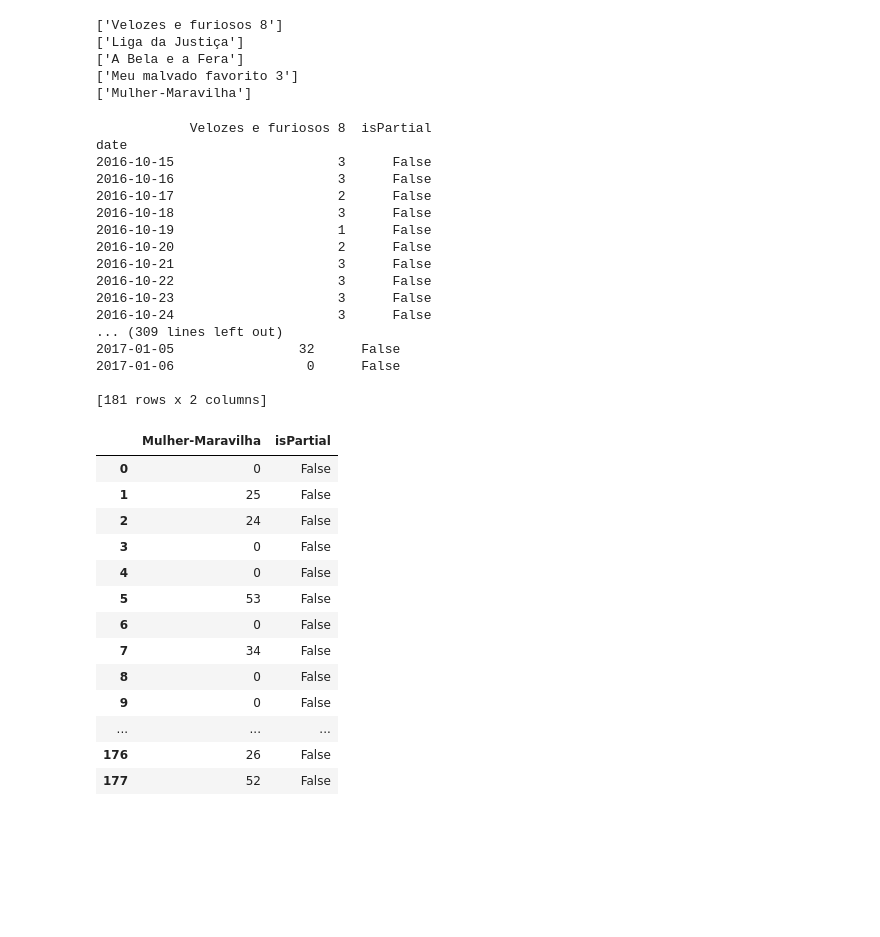
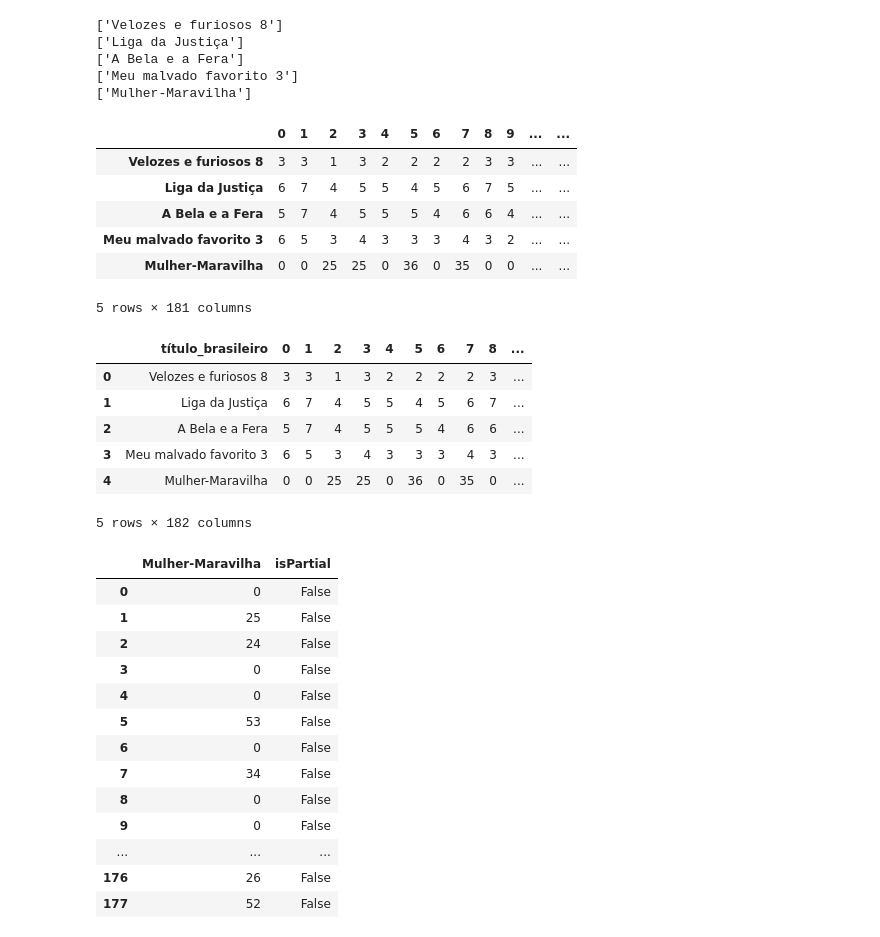
Before and after one commit to Victorrrocha/machine_Learning_to_predict_movies_grossing_in_Brazil, a Jupyter notebook: MovieGrossing.ipynb, the cells around one changed output. Saved outputs shown, nothing was run; the diff lists cells and outputs as text; code cells hidden in the pictures; blank space fills up the shorter version.

```diff
--- a/MovieGrossing.ipynb
+++ b/MovieGrossing.ipynb
@@ -85,26 +85,9 @@ for i in range(5):
 ['Meu malvado favorito 3']
 ['Mulher-Maravilha']
 # %%
+filmes = []
 for i in range(5):
     lista_temp = [lista_teste[i]]
     pytrends.build_payload(lista_temp, timeframe = getTimeFrame(i), geo='BR')
     interest = pytrends.interest_over_time()
-    print(interest)
+    filmes.append(interest.reset_index().drop(['date', 'isPartial'], axis=1).transpose())
-# %% [output]
-            Velozes e furiosos 8  isPartial
-date
-2016-10-15                     3      False
-2016-10-16                     3      False
-2016-10-17                     2      False
-2016-10-18                     3      False
-2016-10-19                     1      False
-2016-10-20                     2      False
-2016-10-21                     3      False
-2016-10-22                     3      False
-2016-10-23                     3      False
-2016-10-24                     3      False
-... (309 lines left out)
-2017-01-05                32      False
-2017-01-06                 0      False
-
-[181 rows x 2 columns]
@@ -112,0 +94,11 @@ date
+# %%
+df = pd.concat(filmes)
+df.head()
+# %% [output]
+|  | 0 | 1 | 2 | 3 | 4 | 5 | 6 | 7 | 8 | 9 | ... | ... |
+| Velozes e furiosos 8 | 3 | 3 | 1 | 3 | 2 | 2 | 2 | 2 | 3 | 3 | ... | ... |
+| Liga da Justiça | 6 | 7 | 4 | 5 | 5 | 4 | 5 | 6 | 7 | 5 | ... | ... |
+| A Bela e a Fera | 5 | 7 | 4 | 5 | 5 | 5 | 4 | 6 | 6 | 4 | ... | ... |
+| Meu malvado favorito 3 | 6 | 5 | 3 | 4 | 3 | 3 | 3 | 4 | 3 | 2 | ... | ... |
+| Mulher-Maravilha | 0 | 0 | 25 | 25 | 0 | 36 | 0 | 35 | 0 | 0 | ... | ... |
+5 rows × 181 columns
@@ -112,0 +109,10 @@ date
+# %%
+df.head()
+# %% [output]
+|  | título_brasileiro | 0 | 1 | 2 | 3 | 4 | 5 | 6 | 7 | 8 | ... |
+| 0 | Velozes e furiosos 8 | 3 | 3 | 1 | 3 | 2 | 2 | 2 | 2 | 3 | ... |
+| 1 | Liga da Justiça | 6 | 7 | 4 | 5 | 5 | 4 | 5 | 6 | 7 | ... |
+| 2 | A Bela e a Fera | 5 | 7 | 4 | 5 | 5 | 5 | 4 | 6 | 6 | ... |
+| 3 | Meu malvado favorito 3 | 6 | 5 | 3 | 4 | 3 | 3 | 3 | 4 | 3 | ... |
+| 4 | Mulher-Maravilha | 0 | 0 | 25 | 25 | 0 | 36 | 0 | 35 | 0 | ... |
+5 rows × 182 columns
```
Also changed, not shown: parts of 5 cells of this notebook, 1 other file.
